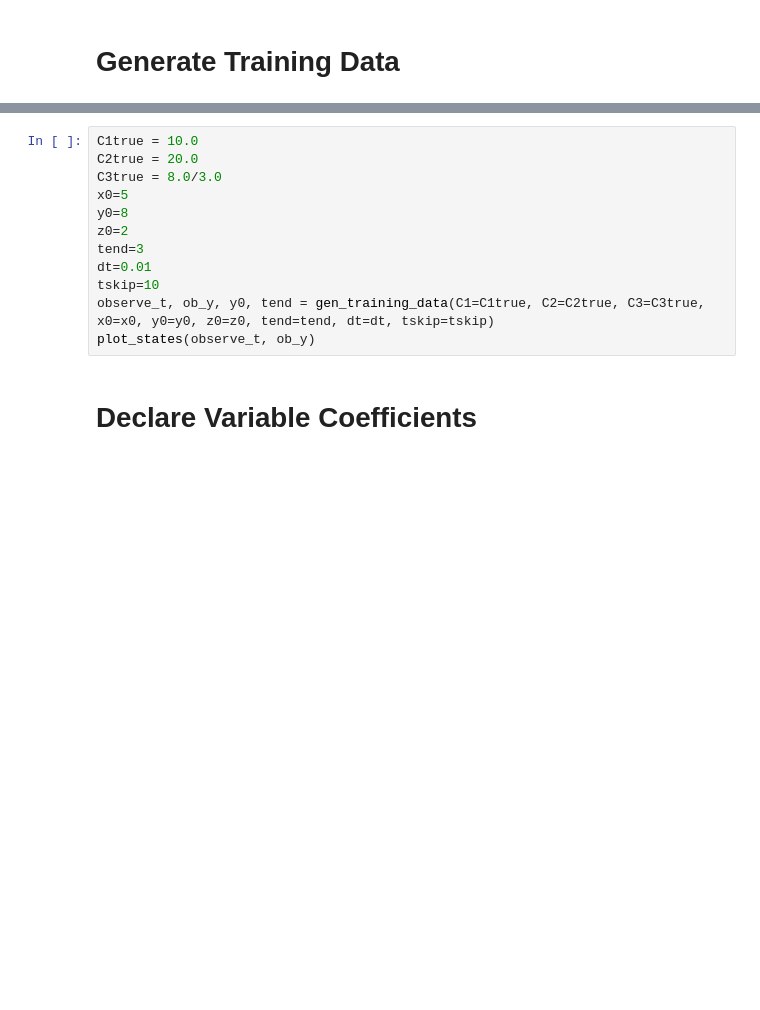
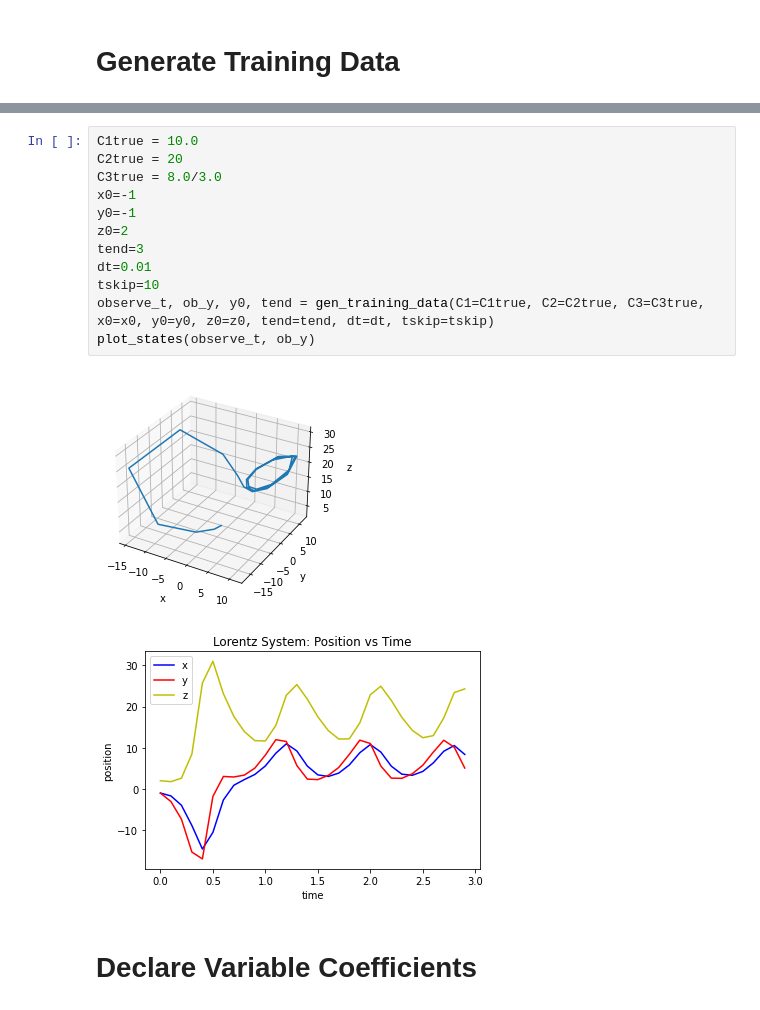
Before and after one commit to shawnrosofsky/HAL-Physics-Informed-AI-Tutorial, a Jupyter notebook: Lorenz_inverse_system.ipynb, the cells around one changed output, grey strips where cells are left out. Saved outputs shown, nothing was run; the diff lists cells and outputs as text; blank space fills up the shorter version.

```diff
--- a/Lorenz_inverse_system.ipynb
+++ b/Lorenz_inverse_system.ipynb
@@ -69,15 +110,18 @@ def plot_states(t, states):
 # %%
 C1true = 10.0
-C2true = 20.0
+C2true = 20
 C3true = 8.0/3.0
-x0=5
-y0=8
+x0=-1
+y0=-1
 z0=2
 tend=3
 dt=0.01
 tskip=10
 observe_t, ob_y, y0, tend = gen_training_data(C1=C1true, C2=C2true, C3=C3true, x0=x0, y0=y0, z0=z0, tend=tend, dt=dt, tskip=tskip)
 plot_states(observe_t, ob_y)
+# %% [output]
+[figure, added]
+[figure, added]
 # %% [markdown]
 # Declare Variable Coefficients
 # %%
```
Also changed, not shown: parts of 20 cells of this notebook, 5 other files.
